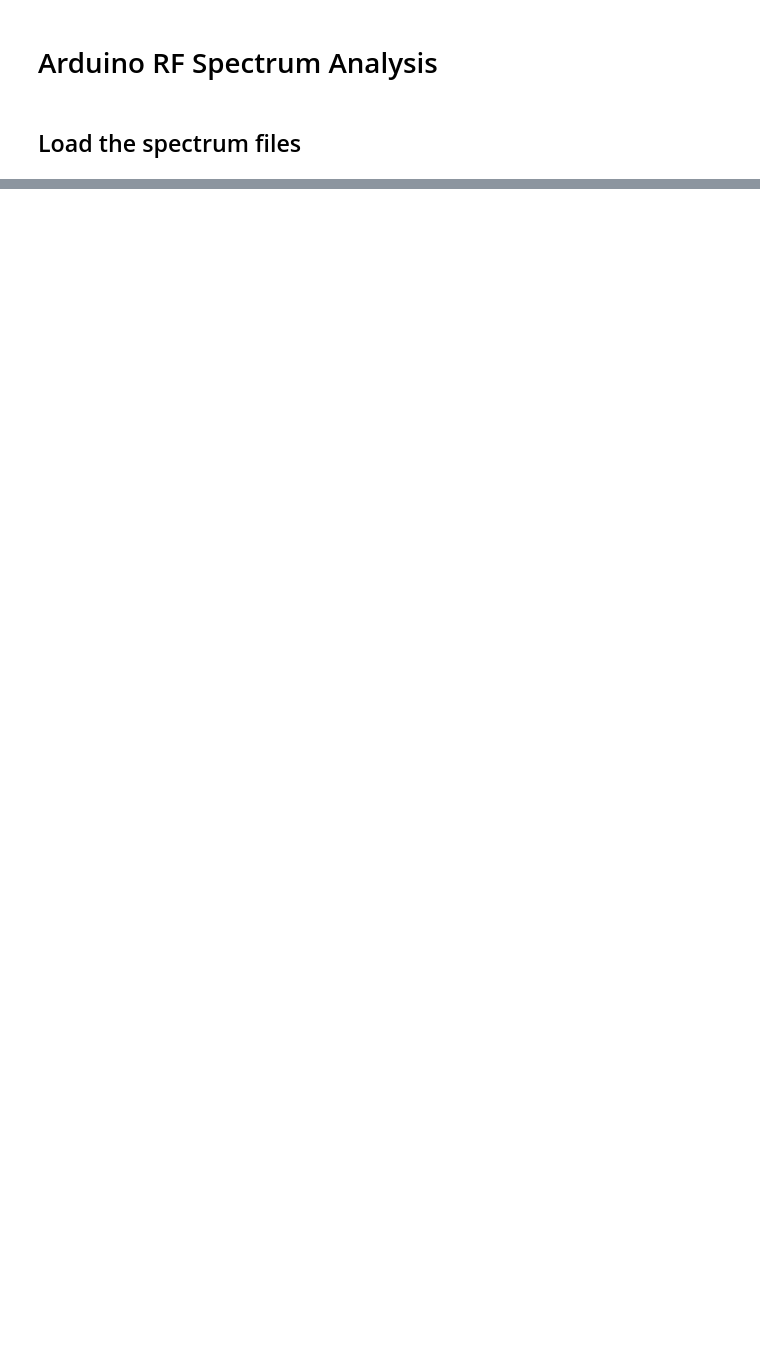
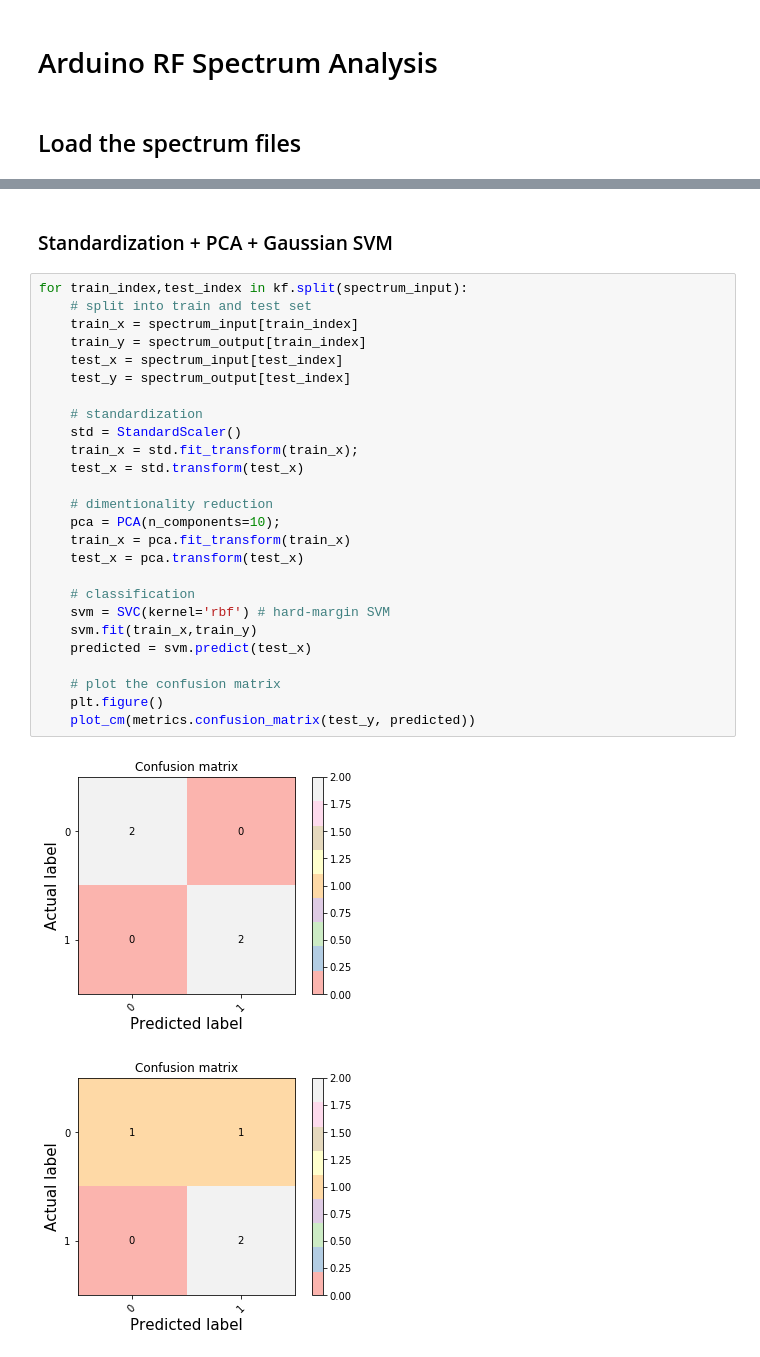
Before and after one commit to KyleLEI/ECE209AS_IoT, a Jupyter notebook: data_analysis/arduino_analysis.ipynb, the cells around one changed output, grey strips where cells are left out. Drawn from its saved outputs; the diff is of its cells as text; blank space fills up the shorter version.

```diff
--- a/data_analysis/arduino_analysis.ipynb
+++ b/data_analysis/arduino_analysis.ipynb
@@ -62,0 +116,31 @@ array([[1, 0],
+# %% [markdown]
+### Standardization + PCA + Gaussian SVM
+# %%
+for train_index,test_index in kf.split(spectrum_input):
+    # split into train and test set
+    train_x = spectrum_input[train_index]
+    train_y = spectrum_output[train_index]
+    test_x = spectrum_input[test_index]
+    test_y = spectrum_output[test_index]
+
+    # standardization
+    std = StandardScaler()
+    train_x = std.fit_transform(train_x);
+    test_x = std.transform(test_x)
+
+    # dimentionality reduction
+    pca = PCA(n_components=10);
+    train_x = pca.fit_transform(train_x)
+    test_x = pca.transform(test_x)
+
+    # classification
+    svm = SVC(kernel='rbf') # hard-margin SVM
+    svm.fit(train_x,train_y)
+    predicted = svm.predict(test_x)
+
+    # plot the confusion matrix
+    plt.figure()
+    plot_cm(metrics.confusion_matrix(test_y, predicted))
+# %% [output]
+[figure, added]
+[figure, added]
```
Also changed, not shown: parts of 22 cells of this notebook, 1 other file.
